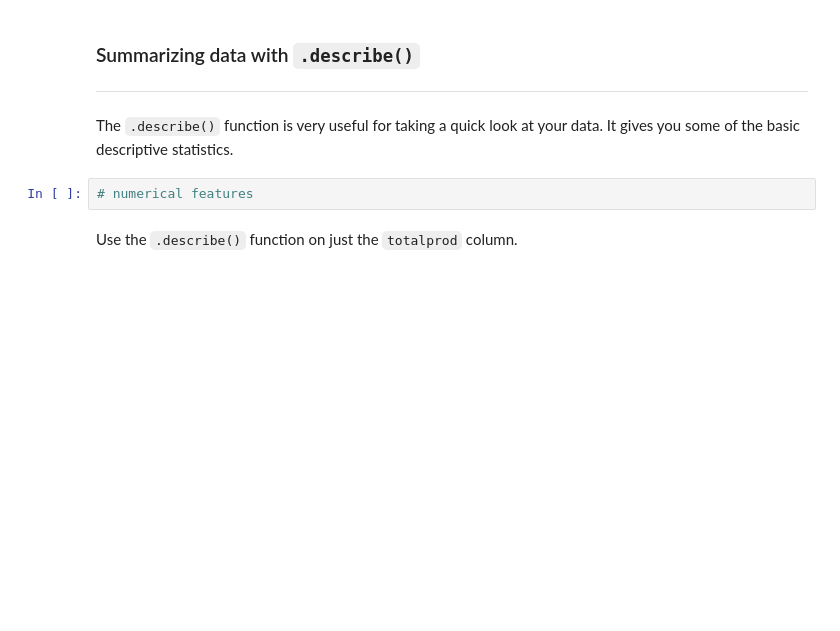
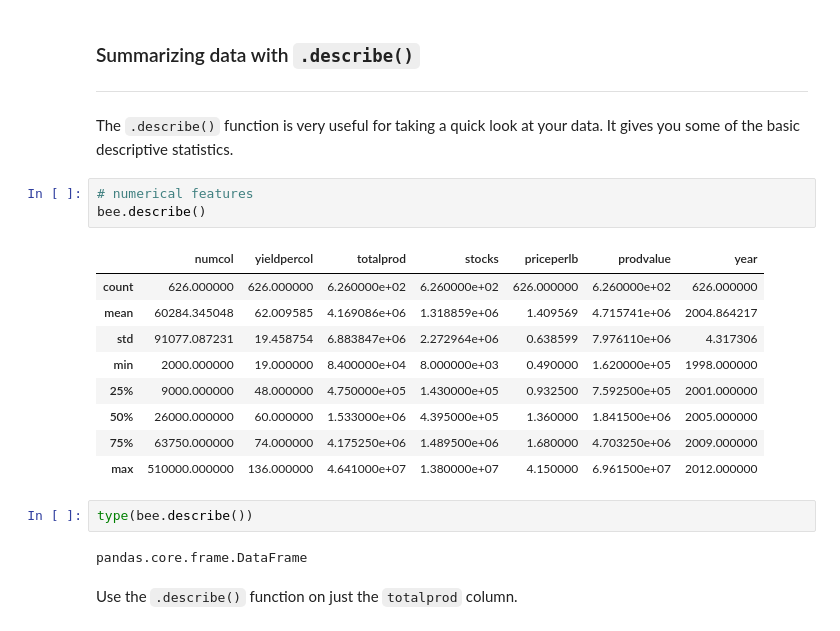
Before and after one commit to AbdullahMu/intro-pandas, a Jupyter notebook: intro-to-pandas.ipynb, the cells around one changed output. Cells and saved outputs as stored; diff of their text form; blank space fills up the shorter version.

````diff
--- a/intro-to-pandas.ipynb
+++ b/intro-to-pandas.ipynb
@@ -259,6 +502,21 @@ The `.info()` should be the first thing you look at when getting acquainted with
 The ```.describe()``` function is very useful for taking a quick look at your data. It gives you some of the basic descriptive statistics.
 # %%
 # numerical features
+bee.describe()
+# %% [output]
+|  | numcol | yieldpercol | totalprod | stocks | priceperlb | prodvalue | year |
+| count | 626.000000 | 626.000000 | 6.260000e+02 | 6.260000e+02 | 626.000000 | 6.260000e+02 | 626.000000 |
+| mean | 60284.345048 | 62.009585 | 4.169086e+06 | 1.318859e+06 | 1.409569 | 4.715741e+06 | 2004.864217 |
+| std | 91077.087231 | 19.458754 | 6.883847e+06 | 2.272964e+06 | 0.638599 | 7.976110e+06 | 4.317306 |
+| min | 2000.000000 | 19.000000 | 8.400000e+04 | 8.000000e+03 | 0.490000 | 1.620000e+05 | 1998.000000 |
+| 25% | 9000.000000 | 48.000000 | 4.750000e+05 | 1.430000e+05 | 0.932500 | 7.592500e+05 | 2001.000000 |
+| 50% | 26000.000000 | 60.000000 | 1.533000e+06 | 4.395000e+05 | 1.360000 | 1.841500e+06 | 2005.000000 |
+| 75% | 63750.000000 | 74.000000 | 4.175250e+06 | 1.489500e+06 | 1.680000 | 4.703250e+06 | 2009.000000 |
+| max | 510000.000000 | 136.000000 | 4.641000e+07 | 1.380000e+07 | 4.150000 | 6.961500e+07 | 2012.000000 |
+# %%
+type(bee.describe())
+# %% [output]
+pandas.core.frame.DataFrame
 # %% [markdown]
 Use the ```.describe()``` function on just the ```totalprod``` column.
 # %%
````
Also changed, not shown: parts of 39 cells of this notebook, 1 other file.
